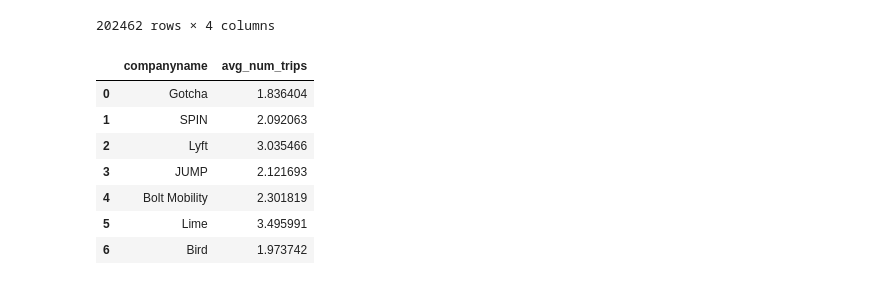
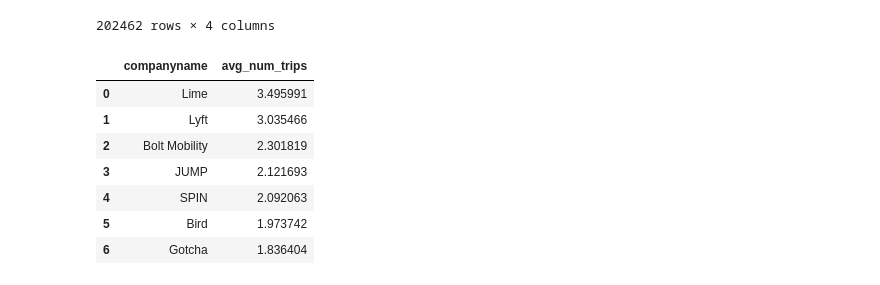
Before and after one commit to NSS-Data-Analytics-Cohort-8/scooter-partner1-badger-badger-python, a Jupyter notebook: notebooks/questions.ipynb, the cells around one changed output. Cells and saved outputs as stored; diff of their text form; code cells hidden in the pictures.

```diff
--- a/notebooks/questions.ipynb
+++ b/notebooks/questions.ipynb
@@ -131,27 +131,28 @@ scootuse2
 # %%
 #Avg trips of scooters per company
 scootuse3 = '''
 WITH cte AS  ( SELECT companyname, sumdid, startdate, COUNT(DISTINCT starttime) AS tripnums
   FROM trips
   GROUP BY companyname, startdate, sumdid
   ORDER BY startdate )
 
 SELECT  DISTINCT companyname,
 AVG(tripnums) OVER (PARTITION BY companyname) as avg_num_trips
 FROM cte
+ORDER BY avg_num_trips DESC
 
 
 
     '''
 
 scootuse3 = pd.read_sql(scootuse3, con=scooters)
 scootuse3
 # %% [output]
 |  | companyname | avg_num_trips |
-| 0 | Gotcha | 1.836404 |
-| 1 | SPIN | 2.092063 |
-| 2 | Lyft | 3.035466 |
+| 0 | Lime | 3.495991 |
+| 1 | Lyft | 3.035466 |
+| 2 | Bolt Mobility | 2.301819 |
 | 3 | JUMP | 2.121693 |
-| 4 | Bolt Mobility | 2.301819 |
-| 5 | Lime | 3.495991 |
-| 6 | Bird | 1.973742 |
+| 4 | SPIN | 2.092063 |
+| 5 | Bird | 1.973742 |
+| 6 | Gotcha | 1.836404 |
```
Also changed, not shown: parts of 3 cells of this notebook.
